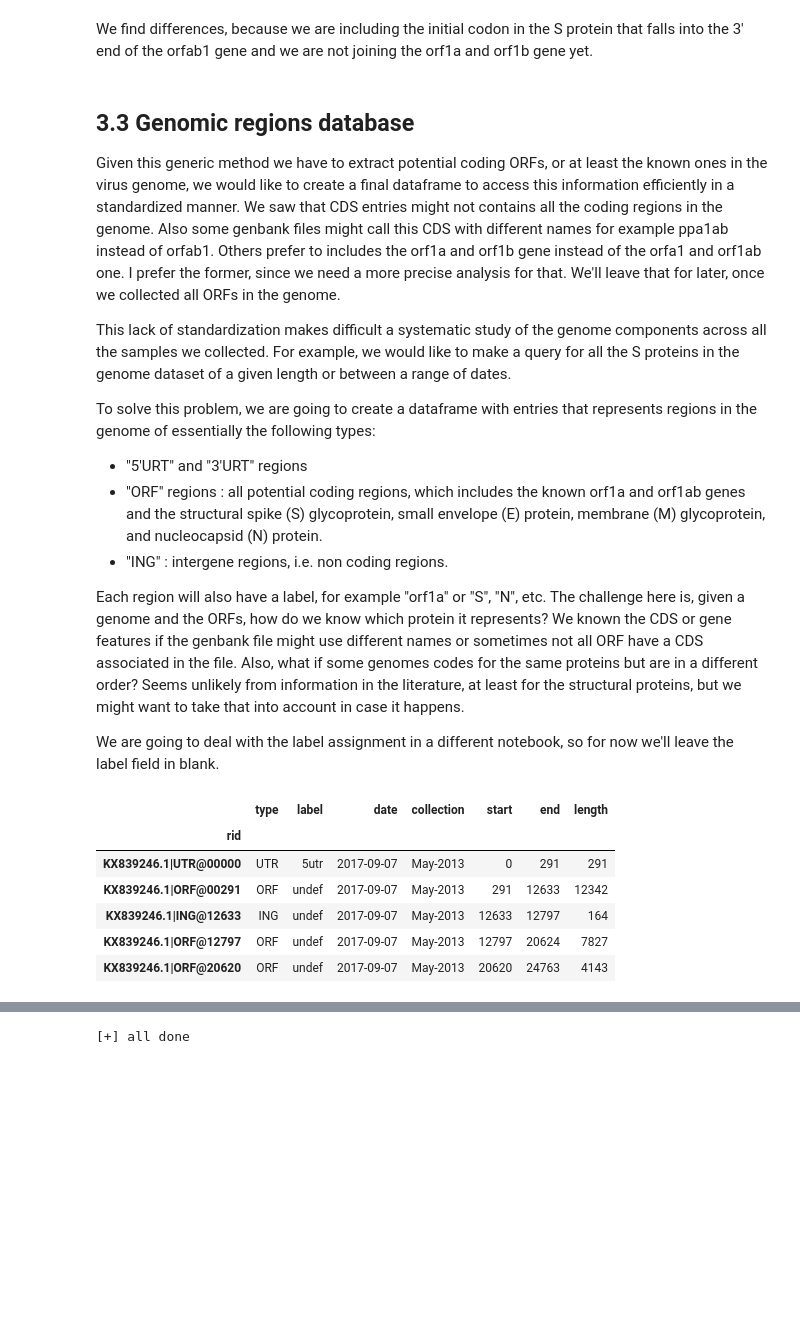
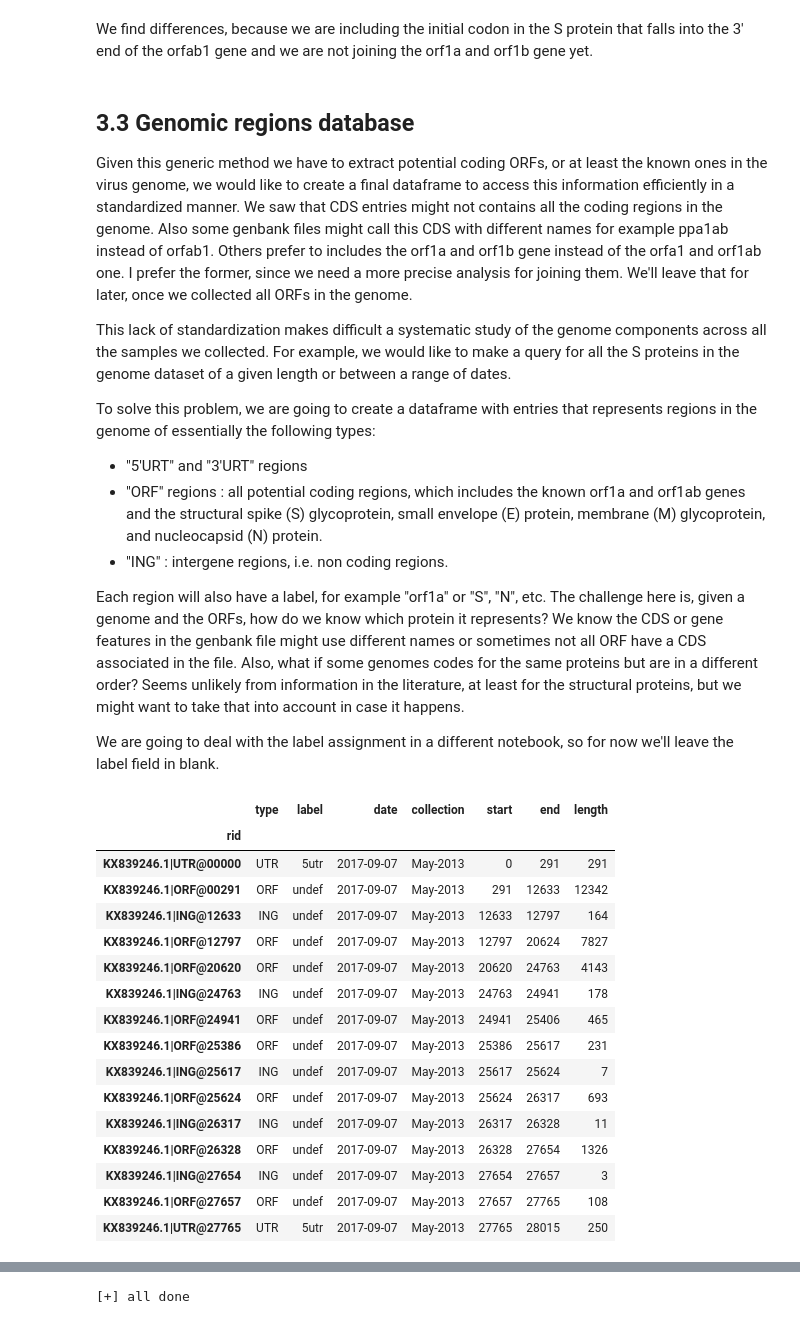
Before and after one commit to pellegre/coronaversing, a Jupyter notebook: coronaversing.ipynb, the cells around one changed output, grey strips where cells are left out. Cells and saved outputs as stored; diff of their text form; code cells hidden in the pictures; blank space fills up the shorter version.

```diff
--- a/coronaversing.ipynb
+++ b/coronaversing.ipynb
@@ -1109,7 +1101,7 @@ We find differences, because we are including the initial codon in the S protein
 # %% [markdown]
 ## 3.3 Genomic regions database
 
-Given this generic method we have to extract potential coding ORFs, or at least the known ones in the virus genome, we would like to create a final dataframe to access this information efficiently in a standardized manner. We saw that CDS entries might not contains all the coding regions in the genome. Also some genbank files might call this CDS with different names for example ppa1ab instead of orfab1. Others prefer to includes the orf1a and orf1b gene instead of the orfa1 and orf1ab one. I prefer the former, since we need a more precise analysis for that. We'll leave that for later, once we collected all ORFs in the genome.
+Given this generic method we have to extract potential coding ORFs, or at least the known ones in the virus genome, we would like to create a final dataframe to access this information efficiently in a standardized manner. We saw that CDS entries might not contains all the coding regions in the genome. Also some genbank files might call this CDS with different names for example ppa1ab instead of orfab1. Others prefer to includes the orf1a and orf1b gene instead of the orfa1 and orf1ab one. I prefer the former, since we need a more precise analysis for joining them. We'll leave that for later, once we collected all ORFs in the genome.
 
 This lack of standardization makes difficult a systematic study of the genome components across all the samples we collected. For example, we would like to make a query for all the S proteins in the genome dataset of a given length or between a range of dates.
 
@@ -1119,7 +1111,7 @@ To solve this problem, we are going to create a dataframe with entries that repr
 * "ORF" regions : all potential coding regions, which includes the known orf1a and orf1ab genes and the structural spike (S) glycoprotein, small envelope (E) protein, membrane (M) glycoprotein, and nucleocapsid (N) protein.
 * "ING" : intergene regions, i.e. non coding regions.
 
-Each region will also have a label, for example "orf1a" or "S", "N", etc. The challenge here is, given a genome and the ORFs, how do we know which protein it represents? We known the CDS or gene features if the genbank file might use different names or sometimes not all ORF have a CDS associated in the file. Also, what if some genomes codes for the same proteins but are in a different order? Seems unlikely from information in the literature, at least for the structural proteins, but we might want to take that into account in case it happens.
+Each region will also have a label, for example "orf1a" or "S", "N", etc. The challenge here is, given a genome and the ORFs, how do we know which protein it represents? We know the CDS or gene features in the genbank file might use different names or sometimes not all ORF have a CDS associated in the file. Also, what if some genomes codes for the same proteins but are in a different order? Seems unlikely from information in the literature, at least for the structural proteins, but we might want to take that into account in case it happens.
 
 We are going to deal with the label assignment in a different notebook, so for now we'll leave the label field in blank.
 # %%
@@ -1218,34 +1210,44 @@ def get_regions():
         # ========  adding the 3'UTR region, assuming it doesn't have any ORF.
         utr3_genome = genome[orfs[-1][0]:len(genome)]
 
         # metadata
         rid = add_orf_metadata(entry, (orfs[-1][1], len(genome)), regions_frame, region_type="UTR", label="5utr")
 
         # sequences
         rna = utr3_genome.transcribe()
         regions_frame["rna"].append(rna)
 
         # No protein sequence for this region
         regions_frame["protein"].append(None)
 
     df = pd.DataFrame.from_dict(regions_frame).set_index("rid")
     return df
 
 if os.path.isfile(cache_regions_file):
     corona_regions = pd.read_pickle(cache_regions_file)
 else:
     corona_regions = get_regions()
     corona_regions.to_pickle(cache_regions_file)
 
-display(HTML(corona_regions.head(5).drop(hidden_regions_columns, axis=1).to_html()))
+display(HTML(corona_regions.head(15).drop(hidden_regions_columns, axis=1).to_html()))
 # %% [output]
 |  | type | label | date | collection | start | end | length |
 | rid |  |  |  |  |  |  |  |
 | KX839246.1|UTR@00000 | UTR | 5utr | 2017-09-07 | May-2013 | 0 | 291 | 291 |
 | KX839246.1|ORF@00291 | ORF | undef | 2017-09-07 | May-2013 | 291 | 12633 | 12342 |
 | KX839246.1|ING@12633 | ING | undef | 2017-09-07 | May-2013 | 12633 | 12797 | 164 |
 | KX839246.1|ORF@12797 | ORF | undef | 2017-09-07 | May-2013 | 12797 | 20624 | 7827 |
 | KX839246.1|ORF@20620 | ORF | undef | 2017-09-07 | May-2013 | 20620 | 24763 | 4143 |
+| KX839246.1|ING@24763 | ING | undef | 2017-09-07 | May-2013 | 24763 | 24941 | 178 |
+| KX839246.1|ORF@24941 | ORF | undef | 2017-09-07 | May-2013 | 24941 | 25406 | 465 |
+| KX839246.1|ORF@25386 | ORF | undef | 2017-09-07 | May-2013 | 25386 | 25617 | 231 |
+| KX839246.1|ING@25617 | ING | undef | 2017-09-07 | May-2013 | 25617 | 25624 | 7 |
+| KX839246.1|ORF@25624 | ORF | undef | 2017-09-07 | May-2013 | 25624 | 26317 | 693 |
+| KX839246.1|ING@26317 | ING | undef | 2017-09-07 | May-2013 | 26317 | 26328 | 11 |
+| KX839246.1|ORF@26328 | ORF | undef | 2017-09-07 | May-2013 | 26328 | 27654 | 1326 |
+| KX839246.1|ING@27654 | ING | undef | 2017-09-07 | May-2013 | 27654 | 27657 | 3 |
+| KX839246.1|ORF@27657 | ORF | undef | 2017-09-07 | May-2013 | 27657 | 27765 | 108 |
+| KX839246.1|UTR@27765 | UTR | 5utr | 2017-09-07 | May-2013 | 27765 | 28015 | 250 |
 # %% [markdown]
 Finally, we want to run a consistency check to verify that our algorithm found all CDS annotated in the files. Even though we expect to find much more potentials CDS, we need to make sure we are not missing something. We'll run a final check over all files in our DB and compare the sequence of the annotated CDS with the ORFs we found.
 
```
Also changed, not shown: parts of 8 cells of this notebook.
